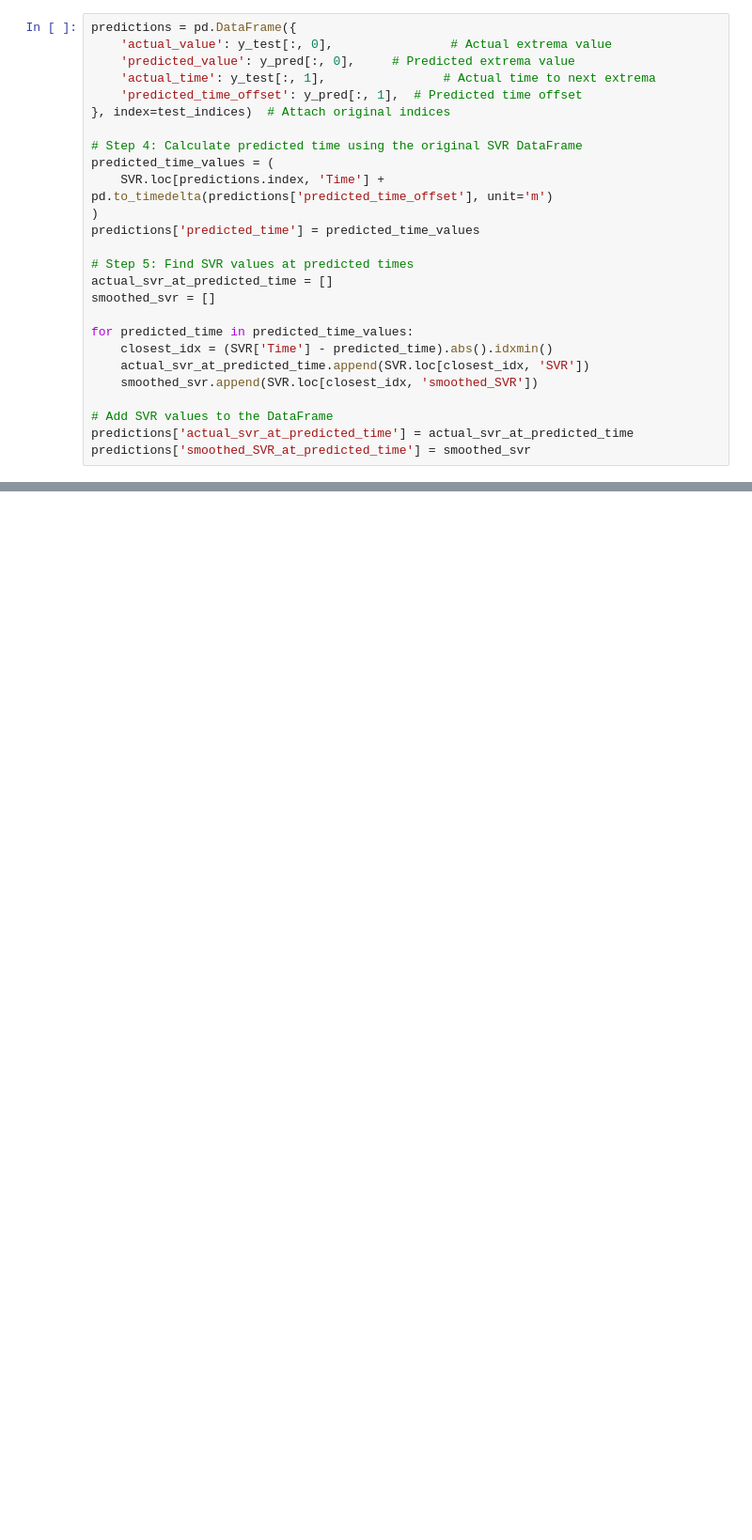
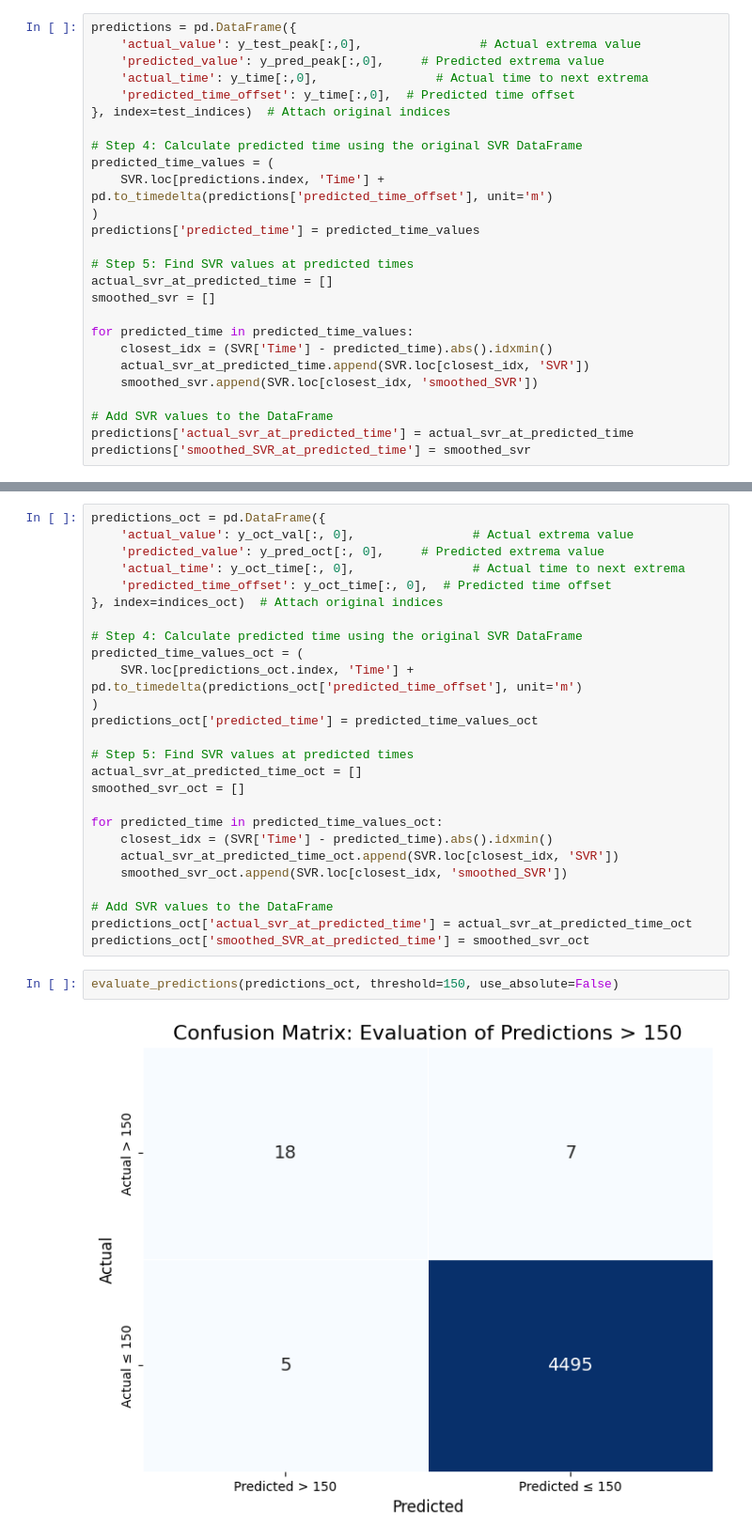
Before and after one commit to matule00/SGE, a Jupyter notebook: NN_SVR_peak.ipynb, the cells around one changed output, grey strips where cells are left out. Shown at 94% size. Drawn from its saved outputs; the diff is of its cells as text; blank space fills up the shorter version.

```diff
--- a/NN_SVR_peak.ipynb
+++ b/NN_SVR_peak.ipynb
@@ -268,9 +323,9 @@ print(test_indices.shape)
 # %%
 predictions = pd.DataFrame({
-    'actual_value': y_test[:, 0],                # Actual extrema value
-    'predicted_value': y_pred[:, 0],     # Predicted extrema value
-    'actual_time': y_test[:, 1],                # Actual time to next extrema
-    'predicted_time_offset': y_pred[:, 1],  # Predicted time offset
+    'actual_value': y_test_peak[:,0],                # Actual extrema value
+    'predicted_value': y_pred_peak[:,0],     # Predicted extrema value
+    'actual_time': y_time[:,0],                # Actual time to next extrema
+    'predicted_time_offset': y_time[:,0],  # Predicted time offset
 }, index=test_indices)  # Attach original indices
 
 # Step 4: Calculate predicted time using the original SVR DataFrame
@@ -313,0 +396,30 @@ Mean Standard Deviation Error (excluding True Negatives): 21.2578
+# %%
+predictions_oct = pd.DataFrame({
+    'actual_value': y_oct_val[:, 0],                # Actual extrema value
+    'predicted_value': y_pred_oct[:, 0],     # Predicted extrema value
+    'actual_time': y_oct_time[:, 0],                # Actual time to next extrema
+    'predicted_time_offset': y_oct_time[:, 0],  # Predicted time offset
+}, index=indices_oct)  # Attach original indices
+
+# Step 4: Calculate predicted time using the original SVR DataFrame
+predicted_time_values_oct = (
+    SVR.loc[predictions_oct.index, 'Time'] + pd.to_timedelta(predictions_oct['predicted_time_offset'], unit='m')
+)
+predictions_oct['predicted_time'] = predicted_time_values_oct
+
+# Step 5: Find SVR values at predicted times
+actual_svr_at_predicted_time_oct = []
+smoothed_svr_oct = []
+
+for predicted_time in predicted_time_values_oct:
+    closest_idx = (SVR['Time'] - predicted_time).abs().idxmin()
+    actual_svr_at_predicted_time_oct.append(SVR.loc[closest_idx, 'SVR'])
+    smoothed_svr_oct.append(SVR.loc[closest_idx, 'smoothed_SVR'])
+
+# Add SVR values to the DataFrame
+predictions_oct['actual_svr_at_predicted_time'] = actual_svr_at_predicted_time_oct
+predictions_oct['smoothed_SVR_at_predicted_time'] = smoothed_svr_oct
+# %%
+evaluate_predictions(predictions_oct, threshold=150, use_absolute=False)
+# %% [output]
+[figure, added]
```
Also changed, not shown: parts of 30 cells of this notebook.
